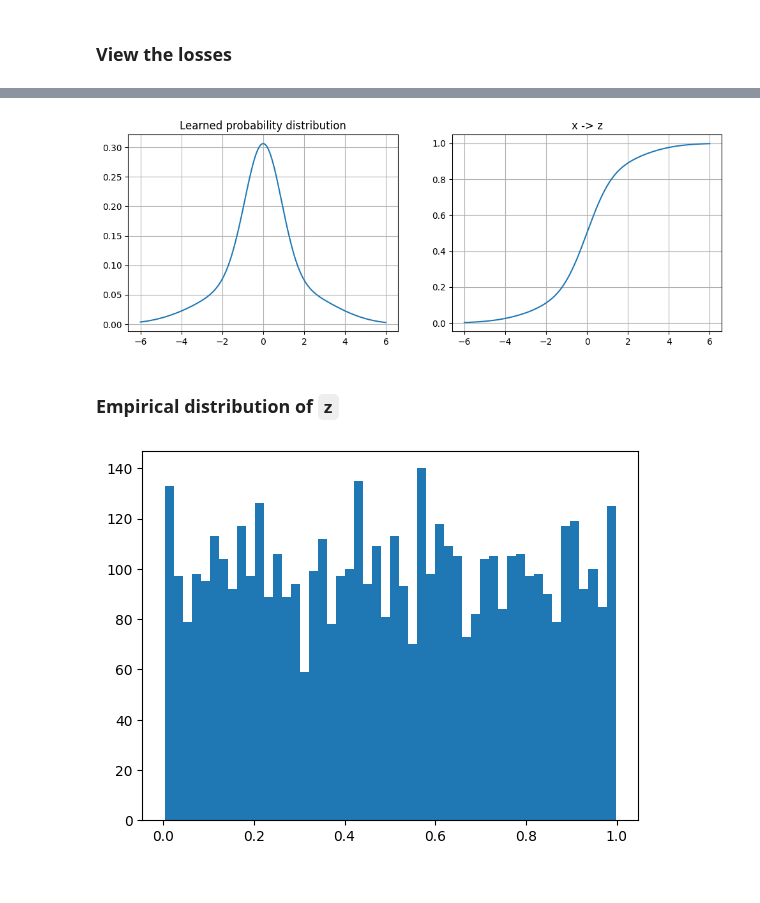
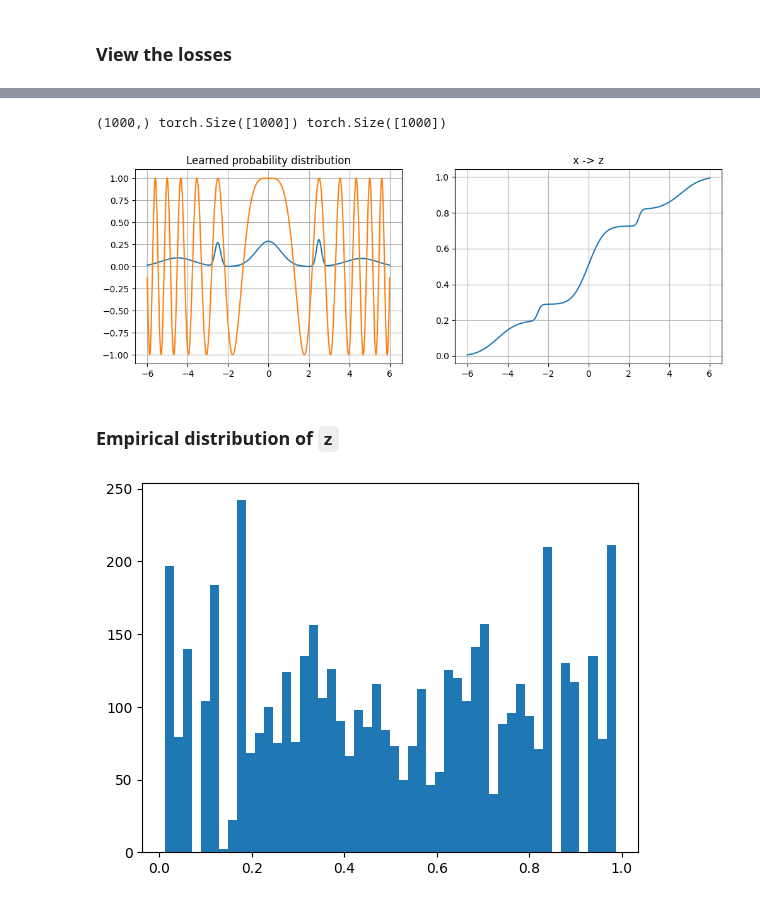
Before and after one commit to Matth3wc/normalizing-flows, a Jupyter notebook: 1d/1d.ipynb, the cells around one changed output, grey strips where cells are left out. Saved outputs shown, nothing was run; the diff lists cells and outputs as text; code cells hidden in the pictures.

```diff
--- a/1d/1d.ipynb
+++ b/1d/1d.ipynb
@@ -36,18 +36,22 @@ plt.legend()
 # %%
-x = np.linspace(-6,6,1000)
+x = np.linspace(-10,10,1000)
 with torch.no_grad():
     z, dz_by_dx = flow(torch.FloatTensor(x))
     px = (target_distribution.log_prob(z) + dz_by_dx.log()).exp().cpu().numpy()
 
 _, axes = plt.subplots(1,2, figsize=(12,4))
 _ = axes[0].grid(), axes[1].grid()
 _ = axes[0].plot(x,px)
+_ = axes[0].plot(x,np.cos(x**2))
 _ = axes[0].set_title('Learned probability distribution')
 
 _ = axes[1].plot(x,z)
 _ = axes[1].set_title('x -> z')
+
+print(px.shape, z.shape, dz_by_dx.shape)
 # %% [output]
+(1000,) torch.Size([1000]) torch.Size([1000])
-[figure, old version]
+[figure, new version]
 # %% [markdown]
 ### Empirical distribution of `z`
 # %%
@@ -57,4 +61,4 @@ with torch.no_grad():
 
 _ = plt.hist(z, bins=50)
 # %% [output]
-[figure, old version]
+[figure, new version]
```
Also changed, not shown: parts of 2 cells of this notebook, 1 other file.
